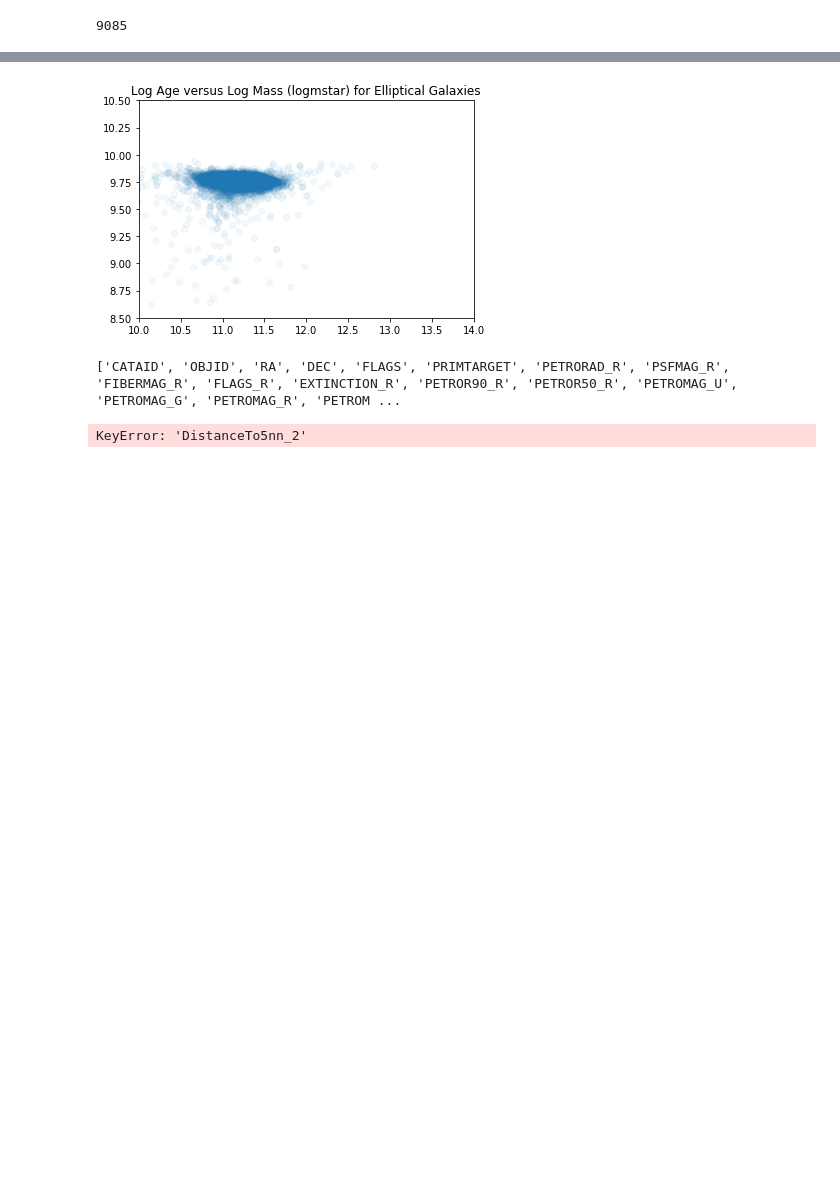
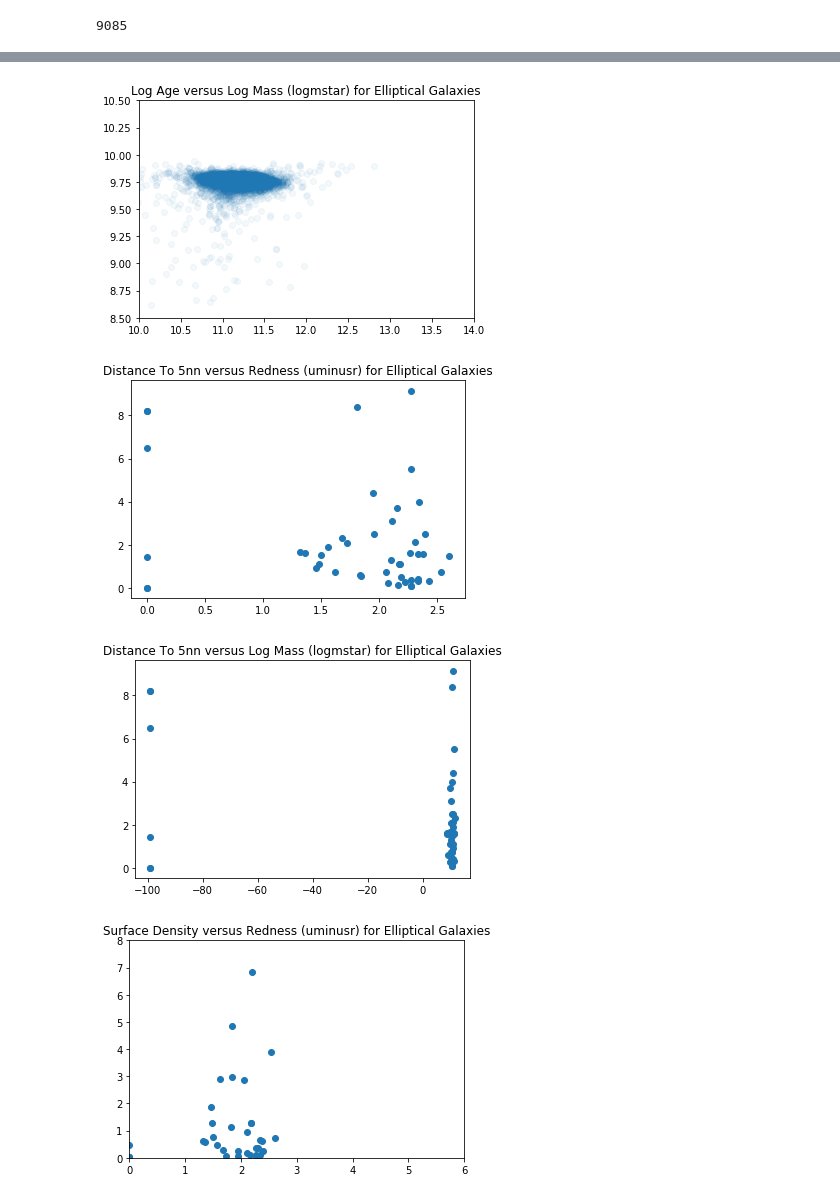
Before and after one commit to KeithSloan/MSc_Project, a Jupyter notebook: Jupyter/AstropyTable/Plots_For_SDSS_Red_Galaxies.ipynb, the cells around one changed output, grey strips where cells are left out. Cells and saved outputs as stored; diff of their text form; code cells hidden in the pictures; blank space fills up the shorter version.

Commit message:
Env Measures

```diff
--- a/Jupyter/AstropyTable/Plots_For_SDSS_Red_Galaxies.ipynb
+++ b/Jupyter/AstropyTable/Plots_For_SDSS_Red_Galaxies.ipynb
@@ -55,39 +55,59 @@ y = sdss_red_ellipticalMasses['logage_1']
 plt.scatter(x,y,alpha=0.05)
 plt.title("Log Age versus Redness (uminusr) for Elliptical Galaxies")
 plt.axis([0, 3, 8.5, 10.5])
 plt.show()
 
 x = sdss_red_ellipticalMasses['logmstar_2']
 y = sdss_red_ellipticalMasses['logage_1']
 plt.scatter(x,y,alpha=0.05)
 plt.title("Log Age versus Log Mass (logmstar) for Elliptical Galaxies")
 plt.axis([10, 14, 8.5, 10.5])
 plt.show()
 
 sdss_red_ellipticalEnvMeasures = Table.read('GAMA_Data/SDSS_Red_Elliptical_Env_Measures.fits')
-print(sdss_red_ellipticalEnvMeasures.colnames)
+#print(sdss_red_ellipticalEnvMeasures.colnames)
 
-x = sdss_red_ellipticalMasses['uminusr_1']
-y = sdss_red_ellipticalMasses['DistanceTo5nn_2']
-plt.scatter(x,y,alpha=0.05)
+x = sdss_red_ellipticalEnvMeasures['uminusr_1']
+y = sdss_red_ellipticalEnvMeasures['DistanceTo5nn']
+#plt.scatter(x,y,alpha=0.05)
+plt.scatter(x,y)
+
 plt.title("Distance To 5nn versus Redness (uminusr) for Elliptical Galaxies")
 #plt.axis([0, 3, 8.5, 10.5])
 plt.show()
 
-x = sdss_red_ellipticalMasses['logmstar_2']
-y = sdss_red_ellipticalMasses['DistanceTo5nn_2']
-plt.scatter(x,y,alpha=0.05)
+x = sdss_red_ellipticalEnvMeasures['logmstar_2']
+y = sdss_red_ellipticalEnvMeasures['DistanceTo5nn']
+#plt.scatter(x,y,alpha=0.05)
+plt.scatter(x,y)
 plt.title("Distance To 5nn versus Log Mass (logmstar) for Elliptical Galaxies")
 #plt.axis([10, 14, 8.5, 10.5])
 plt.show()
+
+x = sdss_red_ellipticalEnvMeasures['uminusr_1']
+y = sdss_red_ellipticalEnvMeasures['SurfaceDensity']
+#plt.scatter(x,y,alpha=0.05)
+plt.scatter(x,y)
+plt.title("Surface Density versus Redness (uminusr) for Elliptical Galaxies")
+plt.axis([0, 6, 0, 8])
+plt.show()
+
+x = sdss_red_ellipticalEnvMeasures['logmstar_2']
+y = sdss_red_ellipticalEnvMeasures['SurfaceDensity']
+#plt.scatter(x,y,alpha=0.05)
+plt.scatter(x,y)
+plt.title("Surface Density versus Log Mass (logmstar) for Elliptical Galaxies")
+plt.axis([1, 2.5, 0, 10])
+plt.show()
 # %% [output]
 9085
 [figure]
 [figure]
 [figure]
 [figure]
 [figure]
 [figure]
 [figure]
-['CATAID', 'OBJID', 'RA', 'DEC', 'FLAGS', 'PRIMTARGET', 'PETRORAD_R', 'PSFMAG_R', 'FIBERMAG_R', 'FLAGS_R', 'EXTINCTION_R', 'PETROR90_R', 'PETROR50_R', 'PETROMAG_U', 'PETROMAG_G', 'PETROMAG_R', 'PETROM ...
-KeyError: 'DistanceTo5nn_2'
+[figure, added]
+[figure, added]
+[figure, added]
```
Also changed, not shown: parts of 1 cell of this notebook, 1 other file.
